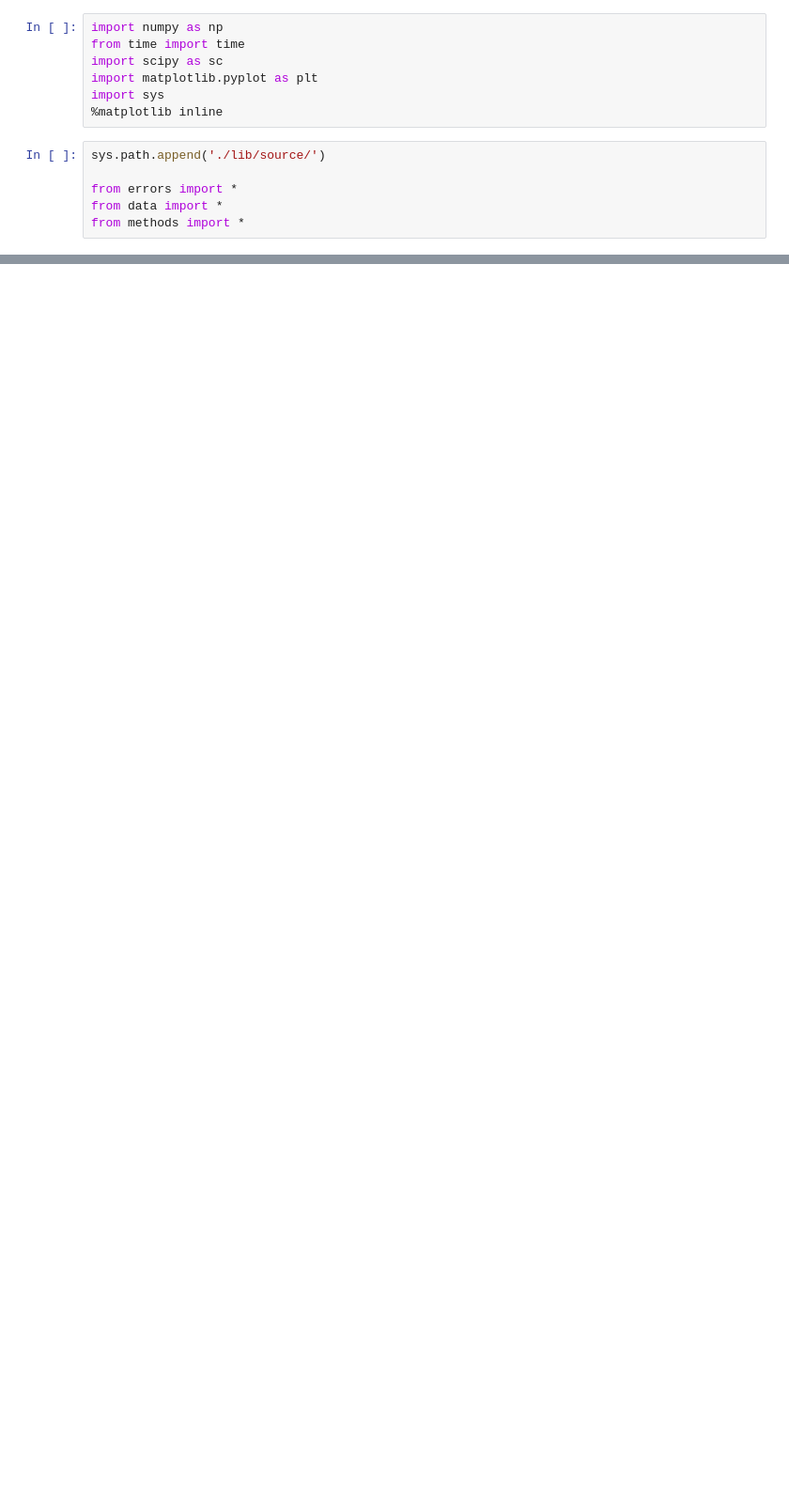
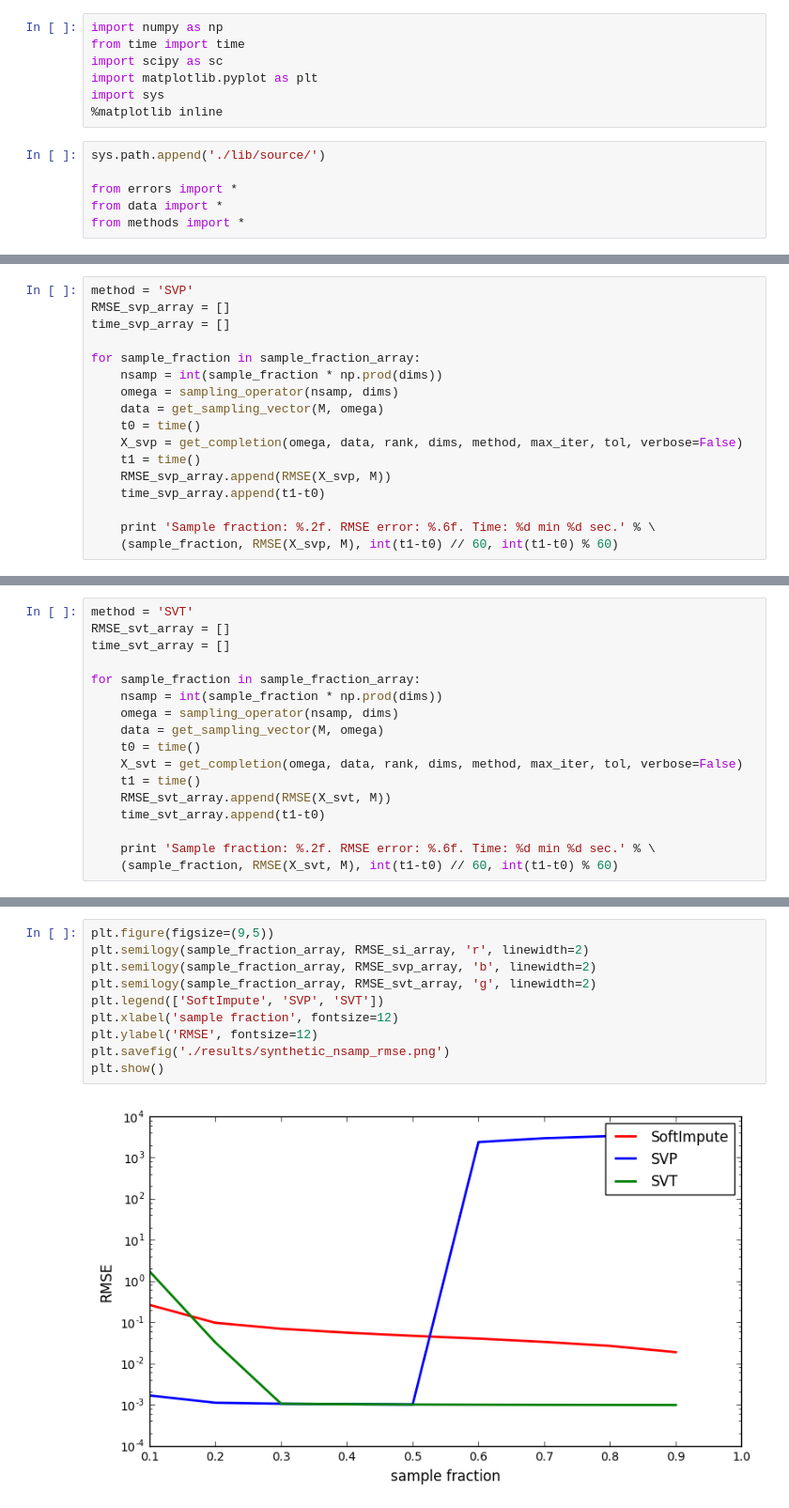
Before and after one commit to a-bochkarev/roy_project, a Jupyter notebook: main.ipynb, the cells around one changed output, grey strips where cells are left out. Shown at 94% size. Cells and saved outputs as stored; diff of their text form; blank space fills up the shorter version.

Commit message:
synthetic experiments

```diff
--- a/main.ipynb
+++ b/main.ipynb
@@ -48,0 +90,17 @@ RMSE error: 0.118543. Time: 0 min 22 sec.
+# %%
+method = 'SVP'
+RMSE_svp_array = []
+time_svp_array = []
+
+for sample_fraction in sample_fraction_array:
+    nsamp = int(sample_fraction * np.prod(dims))
+    omega = sampling_operator(nsamp, dims)
+    data = get_sampling_vector(M, omega)
+    t0 = time()
+    X_svp = get_completion(omega, data, rank, dims, method, max_iter, tol, verbose=False)
+    t1 = time()
+    RMSE_svp_array.append(RMSE(X_svp, M))
+    time_svp_array.append(t1-t0)
+
+    print 'Sample fraction: %.2f. RMSE error: %.6f. Time: %d min %d sec.' % \
+    (sample_fraction, RMSE(X_svp, M), int(t1-t0) // 60, int(t1-t0) % 60)
@@ -48,0 +123,17 @@ RMSE error: 0.118543. Time: 0 min 22 sec.
+# %%
+method = 'SVT'
+RMSE_svt_array = []
+time_svt_array = []
+
+for sample_fraction in sample_fraction_array:
+    nsamp = int(sample_fraction * np.prod(dims))
+    omega = sampling_operator(nsamp, dims)
+    data = get_sampling_vector(M, omega)
+    t0 = time()
+    X_svt = get_completion(omega, data, rank, dims, method, max_iter, tol, verbose=False)
+    t1 = time()
+    RMSE_svt_array.append(RMSE(X_svt, M))
+    time_svt_array.append(t1-t0)
+
+    print 'Sample fraction: %.2f. RMSE error: %.6f. Time: %d min %d sec.' % \
+    (sample_fraction, RMSE(X_svt, M), int(t1-t0) // 60, int(t1-t0) % 60)
@@ -48,0 +150,12 @@ RMSE error: 0.118543. Time: 0 min 22 sec.
+# %%
+plt.figure(figsize=(9,5))
+plt.semilogy(sample_fraction_array, RMSE_si_array, 'r', linewidth=2)
+plt.semilogy(sample_fraction_array, RMSE_svp_array, 'b', linewidth=2)
+plt.semilogy(sample_fraction_array, RMSE_svt_array, 'g', linewidth=2)
+plt.legend(['SoftImpute', 'SVP', 'SVT'])
+plt.xlabel('sample fraction', fontsize=12)
+plt.ylabel('RMSE', fontsize=12)
+plt.savefig('./results/synthetic_nsamp_rmse.png')
+plt.show()
+# %% [output]
+[figure, added]
```
Also changed, not shown: parts of 18 cells of this notebook, 3 other files.
